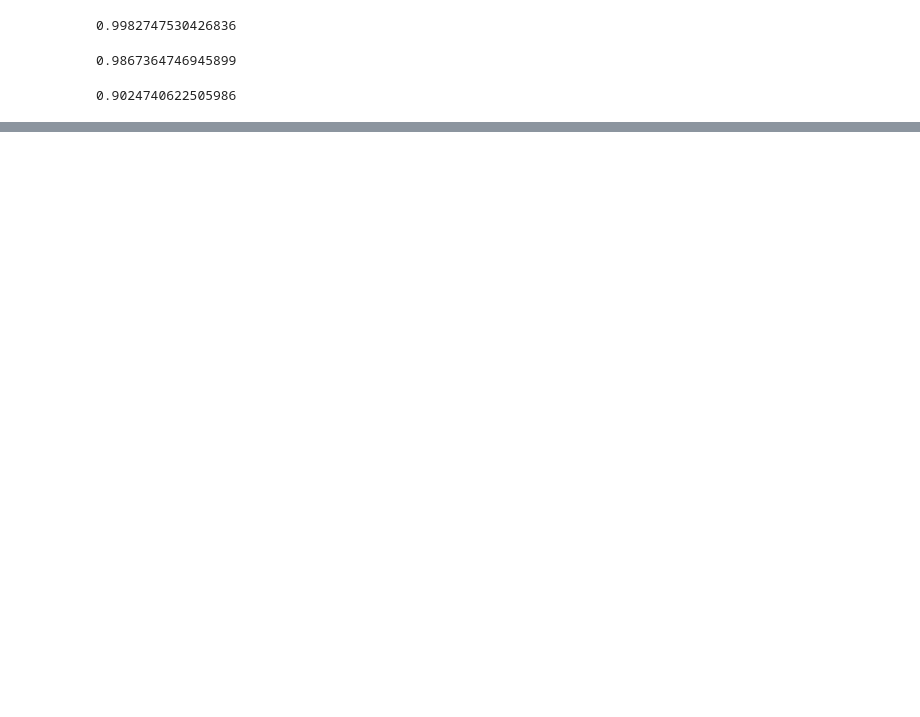
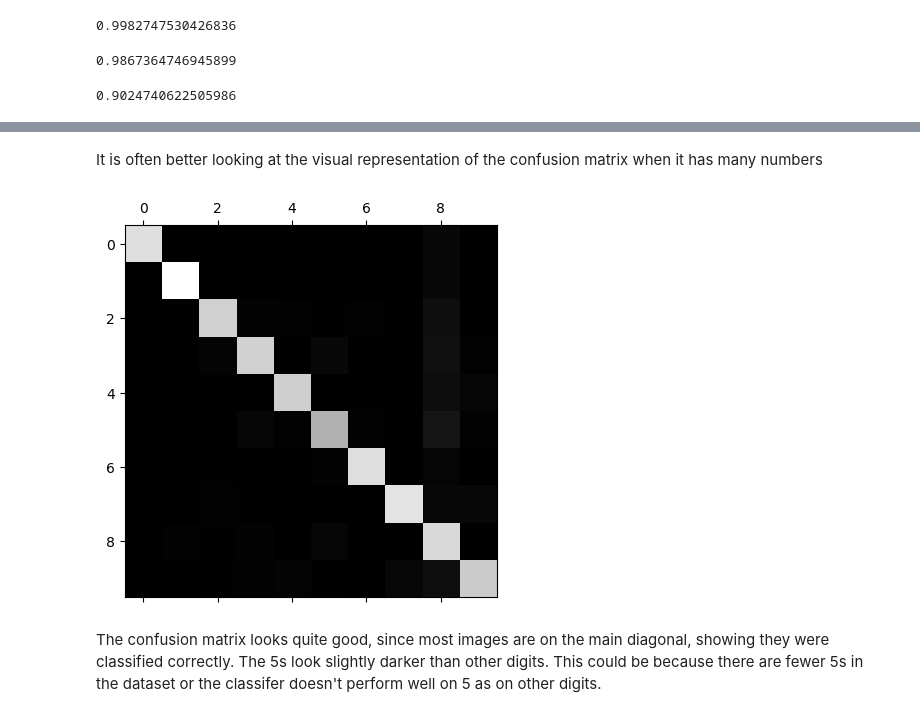
Before and after one commit to cmmasaba/Machine-learning, a Jupyter notebook: classification/classification_algorithm_example.ipynb, the cells around one changed output, grey strips where cells are left out. Drawn from its saved outputs; the diff is of its cells as text; code cells hidden in the pictures; blank space fills up the shorter version.

```diff
--- a/classification/classification_algorithm_example.ipynb
+++ b/classification/classification_algorithm_example.ipynb
@@ -291,0 +340,4 @@ The RandomRegressor model outperforms the Binary Classifier on all the metrics a
+# %%
+ovr_clf = OneVsRestClassifier(SVC())
+ovr_clf.fit(X_train, y_train)
+ovr_clf.predict([some_digit])
@@ -291,0 +352,3 @@ The RandomRegressor model outperforms the Binary Classifier on all the metrics a
+# %%
+sgd_clf.fit(X_train, y_train)
+sgd_clf.predict([some_digit])
@@ -291,0 +374,4 @@ The RandomRegressor model outperforms the Binary Classifier on all the metrics a
+# %%
+scaler = StandardScaler()
+X_train_scaled = scaler.fit_transform(X_train.astype(np.float64))
+cross_val_score(sgd_clf, X_train_scaled, y_train, cv=3, scoring='accuracy')
@@ -291,0 +384,4 @@ The RandomRegressor model outperforms the Binary Classifier on all the metrics a
+# %%
+y_train_pred = cross_val_predict(sgd_clf, X_train_scaled, y_train, cv=3)
+conf_mx = confusion_matrix(y_train, y_train_pred)
+conf_mx
@@ -291,0 +399,9 @@ The RandomRegressor model outperforms the Binary Classifier on all the metrics a
+# %% [markdown]
+It is often better looking at the visual representation of the confusion matrix when it has many numbers
+# %%
+plt.matshow(conf_mx, cmap=plt.cm.gray)
+plt.show()
+# %% [output]
+[figure, added]
+# %% [markdown]
+The confusion matrix looks quite good, since most images are on the main diagonal, showing they were classified correctly. The 5s look slightly darker than other digits. This could be because there are fewer 5s in the dataset or the classifer doesn't perform well on 5 as on other digits.
```
Also changed, not shown: parts of 40 cells of this notebook.
